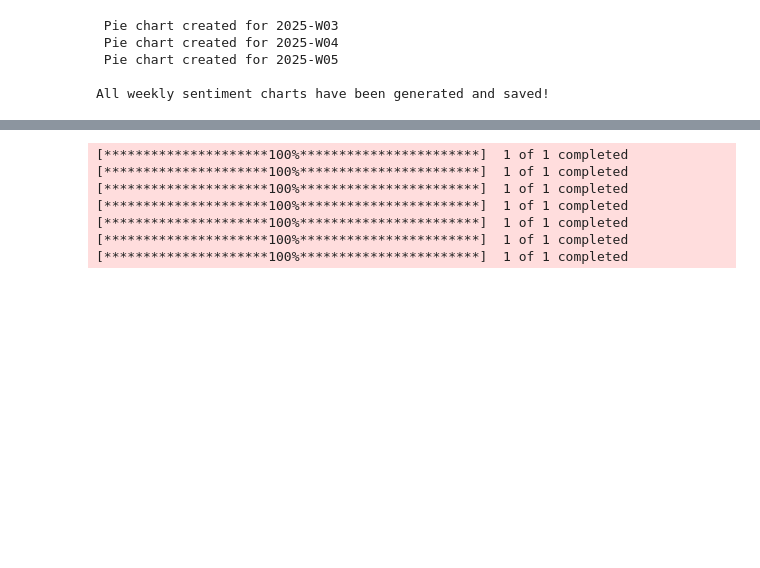
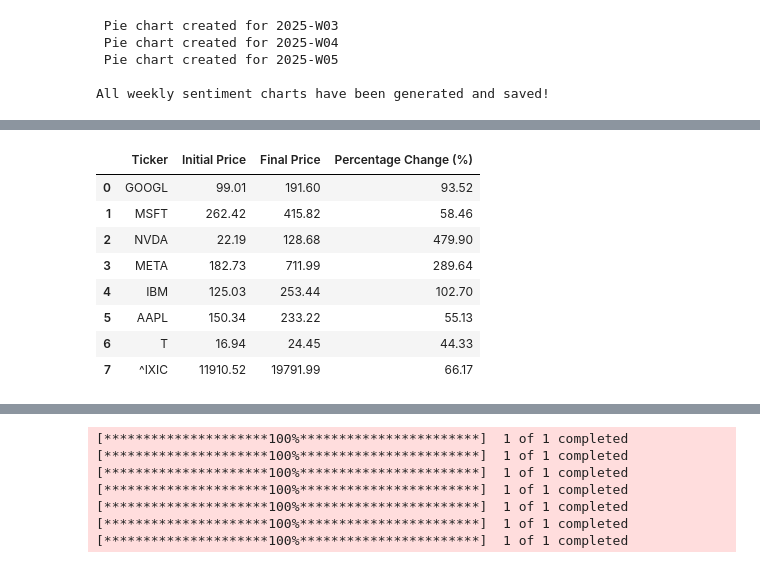
Before and after one commit to stephaniemfritz/Project_1_Group_6, a Jupyter notebook: Project1.ipynb, the cells around one changed output, grey strips where cells are left out. Drawn from its saved outputs; the diff is of its cells as text; code cells hidden in the pictures; blank space fills up the shorter version.

```diff
--- a/Project1.ipynb
+++ b/Project1.ipynb
@@ -235,0 +236,26 @@ plt.show()
+# %%
+stock_summary = []
+for ticker, prices in stock_data.items():
+    initial_price = round(prices.iloc[0,0], 2)
+    final_price = round(prices.iloc[-1,0], 2)
+    percent_change = round(((final_price - initial_price) / initial_price) * 100, 2)
+
+    stock_summary.append({
+        "Ticker": ticker,
+        "Initial Price": initial_price,
+        "Final Price": final_price,
+        "Percentage Change (%)": percent_change
+    })
+
+stock_summary_df = pd.DataFrame(stock_summary)
+stock_summary_df
+# %% [output]
+|  | Ticker | Initial Price | Final Price | Percentage Change (%) |
+| 0 | GOOGL | 99.01 | 191.60 | 93.52 |
+| 1 | MSFT | 262.42 | 415.82 | 58.46 |
+| 2 | NVDA | 22.19 | 128.68 | 479.90 |
+| 3 | META | 182.73 | 711.99 | 289.64 |
+| 4 | IBM | 125.03 | 253.44 | 102.70 |
+| 5 | AAPL | 150.34 | 233.22 | 55.13 |
+| 6 | T | 16.94 | 24.45 | 44.33 |
+| 7 | ^IXIC | 11910.52 | 19791.99 | 66.17 |
```
Also changed, not shown: parts of 4 cells of this notebook, 11 other files.
